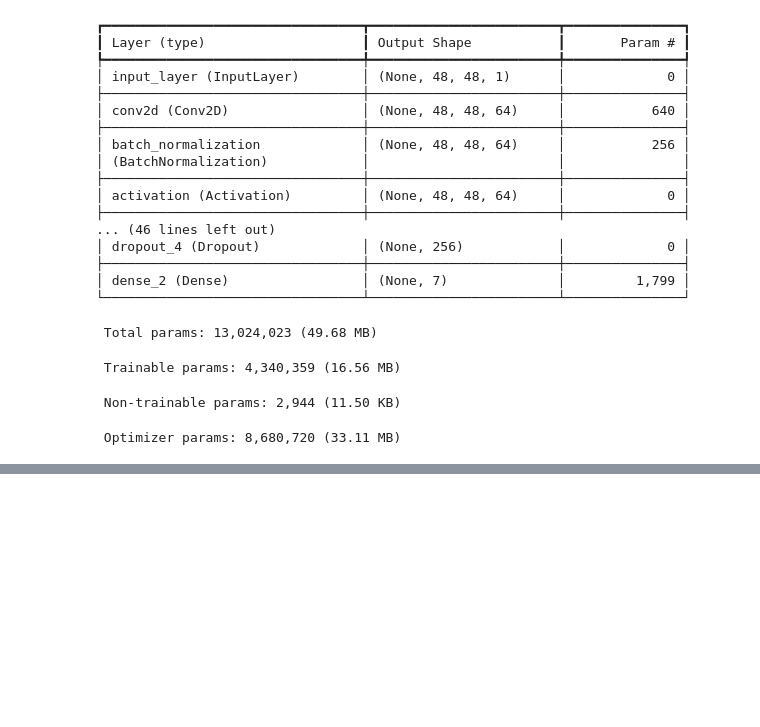
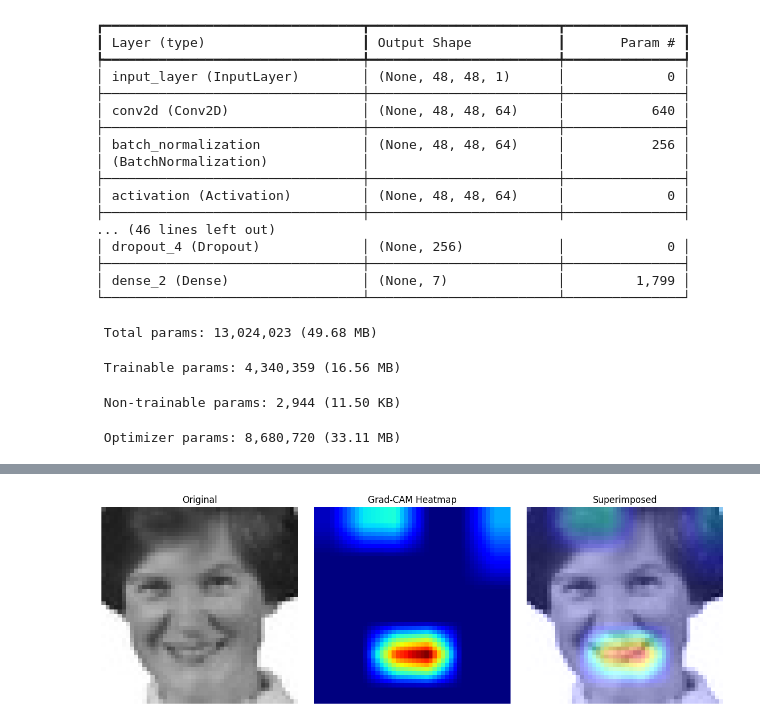
Before and after one commit to shashankP05/emotion-activation-visualization, a Jupyter notebook: anaconda_projects/Visualization_layer.ipynb, the cells around one changed output, grey strips where cells are left out. Drawn from its saved outputs; the diff is of its cells as text; code cells hidden in the pictures; blank space fills up the shorter version.

```diff
--- a/anaconda_projects/Visualization_layer.ipynb
+++ b/anaconda_projects/Visualization_layer.ipynb
@@ -60,0 +97,49 @@ plt.show()
+# %%
+# Grad-CAM implementation for model interpretability
+import tensorflow as tf
+import matplotlib.cm as cm
+
+def make_gradcam_heatmap(img_array, model, last_conv_layer_name, pred_index=None):
+    grad_model = tf.keras.models.Model(
+        [model.inputs], [model.get_layer(last_conv_layer_name).output, model.output]
+    )
+    with tf.GradientTape() as tape:
+        conv_outputs, predictions = grad_model(img_array)
+        if pred_index is None:
+            pred_index = tf.argmax(predictions[0])
+        class_channel = predictions[:, pred_index]
+    grads = tape.gradient(class_channel, conv_outputs)
+    pooled_grads = tf.reduce_mean(grads, axis=(0, 1, 2))
+    conv_outputs = conv_outputs[0]
+    heatmap = conv_outputs @ pooled_grads[..., tf.newaxis]
+    heatmap = tf.squeeze(heatmap)
+    heatmap = tf.maximum(heatmap, 0) / tf.math.reduce_max(heatmap)
+    return heatmap.numpy()
+
+# Compute Grad-CAM heatmap
+heatmap = make_gradcam_heatmap(img, model, last_conv_layer_name)
+
+# Display heatmap over original image
+img_orig = cv2.imread(img_path)
+img_orig = cv2.resize(img_orig, (48,48))
+heatmap_resized = cv2.resize(heatmap, (img_orig.shape[1], img_orig.shape[0]))
+heatmap_colored = cm.jet(heatmap_resized)[:,:,:3]
+superimposed_img = heatmap_colored * 0.4 + img_orig/255.0
+
+plt.figure(figsize=(12,4))
+plt.subplot(1,3,1)
+plt.title('Original')
+plt.imshow(cv2.cvtColor(img_orig, cv2.COLOR_BGR2RGB))
+plt.axis('off')
+plt.subplot(1,3,2)
+plt.title('Grad-CAM Heatmap')
+plt.imshow(heatmap_resized, cmap='jet')
+plt.axis('off')
+plt.subplot(1,3,3)
+plt.title('Superimposed')
+plt.imshow(np.clip(superimposed_img, 0, 1))
+plt.axis('off')
+plt.tight_layout()
+plt.show()
+# %% [output]
+[figure, added]
```
Also changed, not shown: parts of 6 cells of this notebook, 2 other files.
